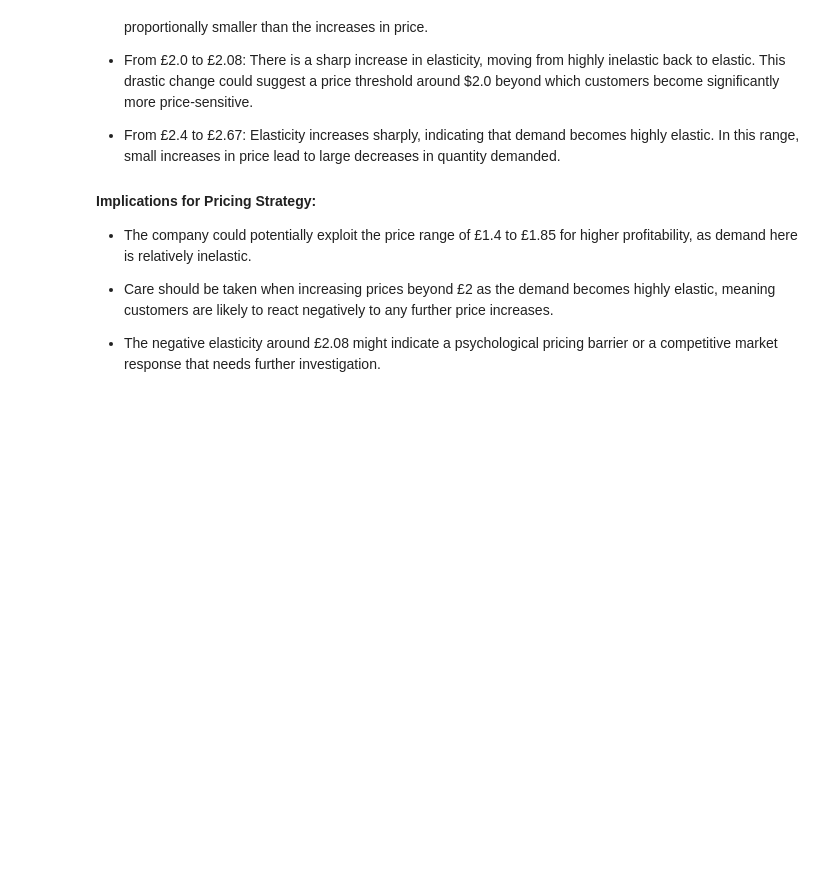
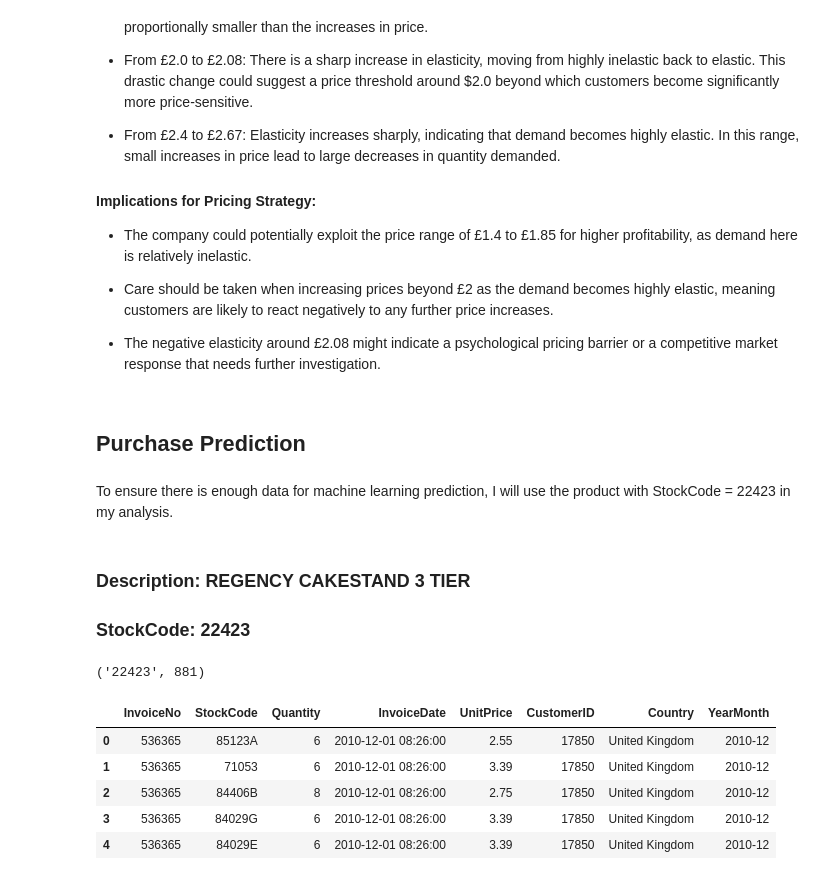
Before and after one commit to hliu528/Customer_Segmentation, a Jupyter notebook: code.ipynb, the cells around one changed output. Cells and saved outputs as stored; diff of their text form; code cells hidden in the pictures; blank space fills up the shorter version.

```diff
--- a/code.ipynb
+++ b/code.ipynb
@@ -579,3 +579,30 @@ plt.show()
 - Care should be taken when increasing prices beyond £2 as the demand becomes highly elastic, meaning customers are likely to react negatively to any further price increases.
 
 - The negative elasticity around £2.08 might indicate a psychological pricing barrier or a competitive market response that needs further investigation.
+# %% [markdown]
+## Purchase Prediction
+# %% [markdown]
+To ensure there is enough data for machine learning prediction, I will use the product with StockCode = 22423 in my analysis.
+# %% [markdown]
+### Description: REGENCY CAKESTAND 3 TIER
+### StockCode: 22423
+# %%
+# Create a group by 'StockCode' and count unique 'CustomerID's
+stock_customer_counts = data_cleaned.groupby('StockCode')['CustomerID'].nunique()
+
+# Find the stock code with the maximum number of unique customers
+most_customers_stock_code = stock_customer_counts.idxmax()
+most_customers_count = stock_customer_counts.max()
+
+most_customers_stock_code, most_customers_count
+# %% [output]
+('22423', 881)
+# %%
+data_cleaned.head()
+# %% [output]
+|  | InvoiceNo | StockCode | Quantity | InvoiceDate | UnitPrice | CustomerID | Country | YearMonth |
+| 0 | 536365 | 85123A | 6 | 2010-12-01 08:26:00 | 2.55 | 17850 | United Kingdom | 2010-12 |
+| 1 | 536365 | 71053 | 6 | 2010-12-01 08:26:00 | 3.39 | 17850 | United Kingdom | 2010-12 |
+| 2 | 536365 | 84406B | 8 | 2010-12-01 08:26:00 | 2.75 | 17850 | United Kingdom | 2010-12 |
+| 3 | 536365 | 84029G | 6 | 2010-12-01 08:26:00 | 3.39 | 17850 | United Kingdom | 2010-12 |
+| 4 | 536365 | 84029E | 6 | 2010-12-01 08:26:00 | 3.39 | 17850 | United Kingdom | 2010-12 |
```
Also changed, not shown: parts of 2 cells of this notebook.
